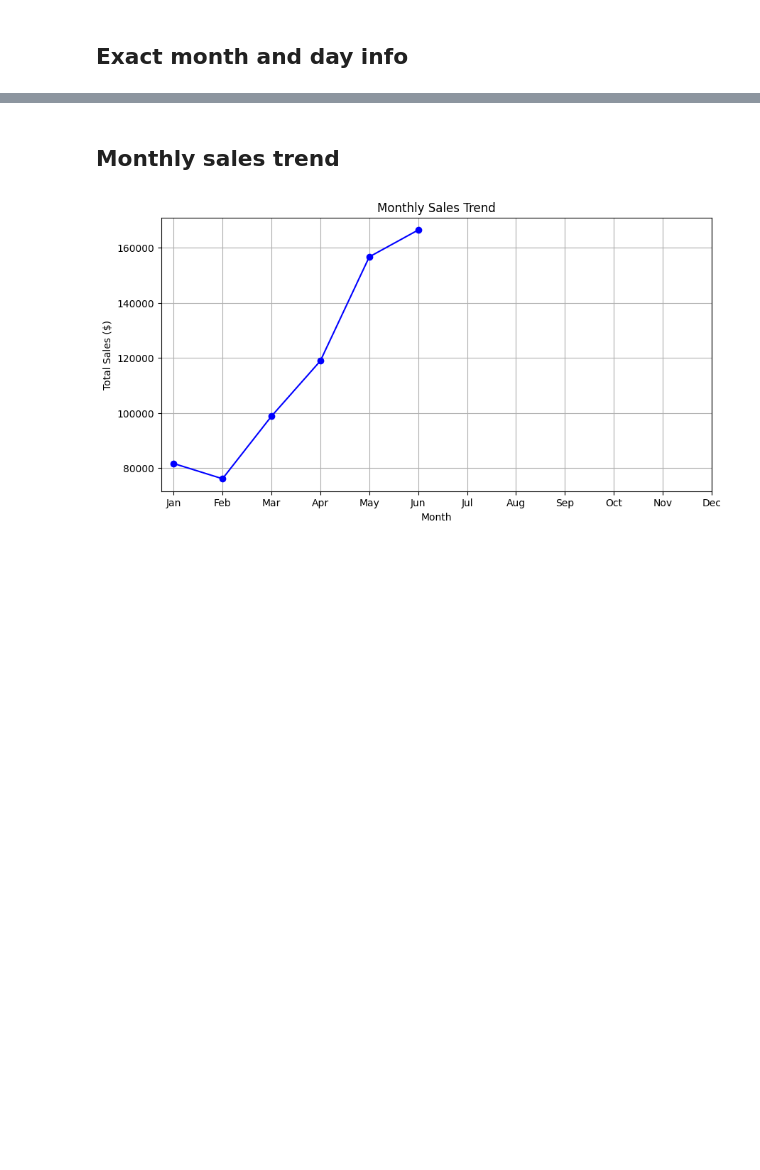
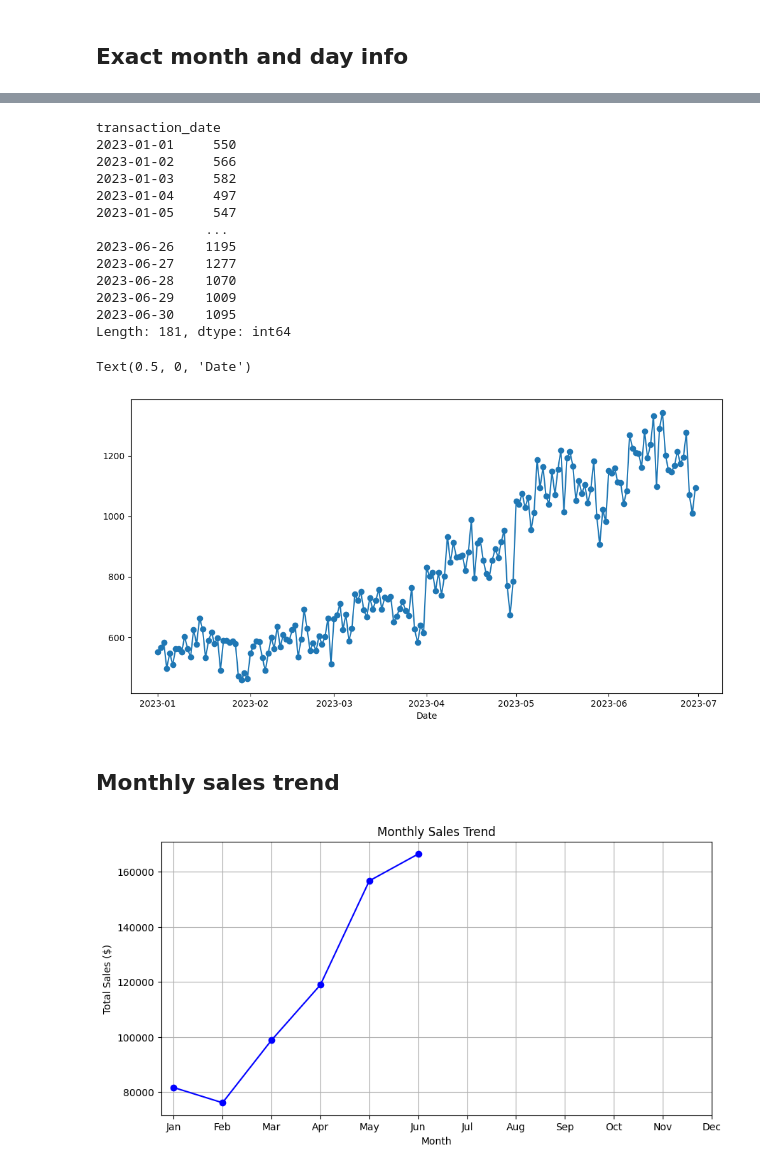
Before and after one commit to Darshan922000/Capstone-2, a Jupyter notebook: Notebook/VJ_EDA.ipynb, the cells around one changed output, grey strips where cells are left out. Cells and saved outputs as stored; diff of their text form; code cells hidden in the pictures; blank space fills up the shorter version.

```diff
--- a/Notebook/VJ_EDA.ipynb
+++ b/Notebook/VJ_EDA.ipynb
@@ -111,0 +137,5 @@ df["day_of_week"] = df["transaction_date"].dt.day_name()
+# %%
+df['category_count']=df['product_category'].value_counts()
+
+# Unique categories
+print(df['product_category'].value_counts())
@@ -112,3 +154,29 @@ df["day_of_week"] = df["transaction_date"].dt.day_name()
+# %%
+import matplotlib.pyplot as plt
+
+# Aggregate count by date
+df_grouped = df.groupby('transaction_date').size()
+print(df_grouped)
+# Plot time series
+plt.figure(figsize=(12,6))
+plt.plot(df_grouped, marker='o', linestyle='-')
+plt.xlabel("Date")
+# %% [output]
+transaction_date
+2023-01-01     550
+2023-01-02     566
+2023-01-03     582
+2023-01-04     497
+2023-01-05     547
+              ...
+2023-06-26    1195
+2023-06-27    1277
+2023-06-28    1070
+2023-06-29    1009
+2023-06-30    1095
+Length: 181, dtype: int64
+Text(0.5, 0, 'Date')
+[figure, added]
 # %% [markdown]
 ## Monthly sales trend
 # %%
```
Also changed, not shown: parts of 18 cells of this notebook, 1 other file.
